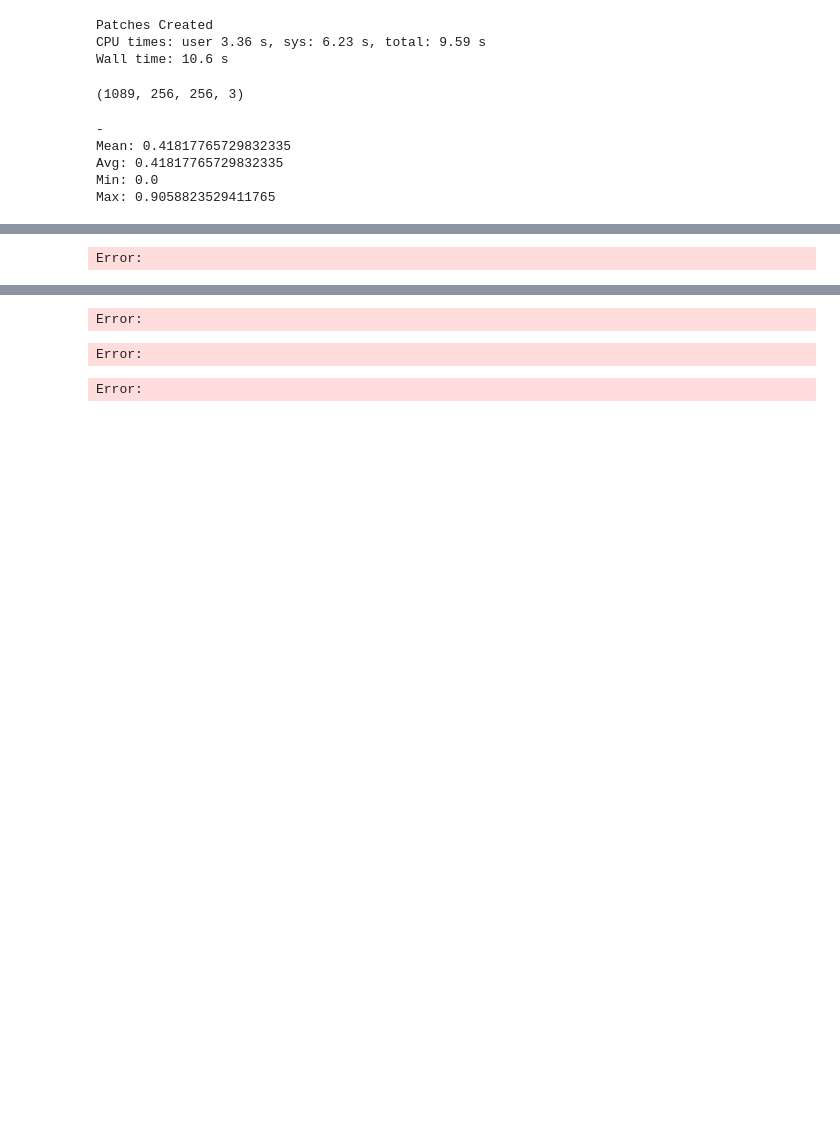
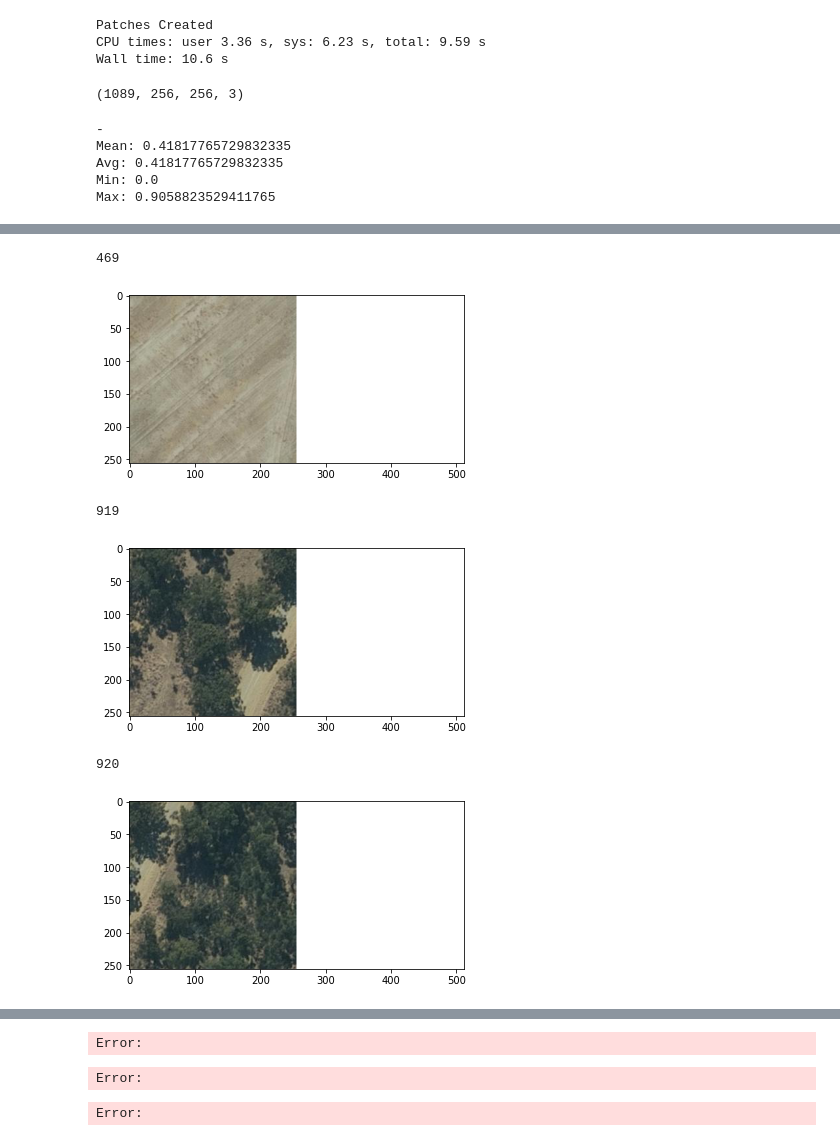
Before and after one commit to lgiesen/DL-Semantic-Segmentation-of-Tree-Stock-in-South-Africa-Using-Satellite-Images, a Jupyter notebook: 5_prediction.ipynb, the cells around one changed output, grey strips where cells are left out. Saved outputs shown, nothing was run; the diff lists cells and outputs as text; code cells hidden in the pictures; blank space fills up the shorter version.

```diff
--- a/5_prediction.ipynb
+++ b/5_prediction.ipynb
@@ -189,0 +193,11 @@ Error:
+# %%
+for idx in  pred_patches_idx:
+    print(idx)
+    show(scale_up_color_val(X_pred[idx]), np.array(scale_up_color_val(y_pred[idx])))
+# %% [output]
+469
+[figure, added]
+919
+[figure, added]
+920
+[figure, added]
@@ -190,16 +207,31 @@ Error:
 # %%
-x = 4500 #1448
-for x in range(1600, 23000, 55):#[1500, 2000, 2500, 3000, 3500]:
-    pred_test_p = model.predict(np.expand_dims(X_pred[x],0))
+# pred single patches
+if 0:
+    for idx in range(len(pred_patches_idx)):
+        print(pred_patches_idx[idx])
+        pred_sat = model.predict(np.expand_dims(X_pred[pred_patches_idx[idx]],0))
 
-    import matplotlib.pyplot as plt
-    plt.imshow(scale_up_color_val(X_pred[x]))
-    plt.show()
+        pred = np.reshape(pred_sat, (256, 256))
+        sat = scale_up_color_val(X_pred[pred_patches_idx[idx]])
+        show(sat, scale_up_color_val(pred))
 
-    plt.imshow(scale_up_color_val(np.reshape(pred_test_p,(256, 256, 1))))
-    plt.show()
+        inspect_arr(pred)
+        inspect_arr(sat)
+
+        plt.imshow(pred)
+        # plt.imshow(scale_up_color_val(pred_sat))
+        plt.show()
+
+    x = 4500 #1448
+    for x in range(1600, 23000, 55):#[1500, 2000, 2500, 3000, 3500]:
+        pred_test_p = model.predict(np.expand_dims(X_pred[x],0))
+
+        import matplotlib.pyplot as plt
+        plt.imshow(scale_up_color_val(X_pred[x]))
+        plt.show()
+
+        plt.imshow(scale_up_color_val(np.reshape(pred_test_p,(256, 256, 1))))
+        plt.show()
-# %% [output]
-Error:
 # %%
 import matplotlib.pyplot as plt
 plt.imshow(scale_up_color_val(X_pred[x]))
```
Also changed, not shown: parts of 29 cells of this notebook, 2 other files.
